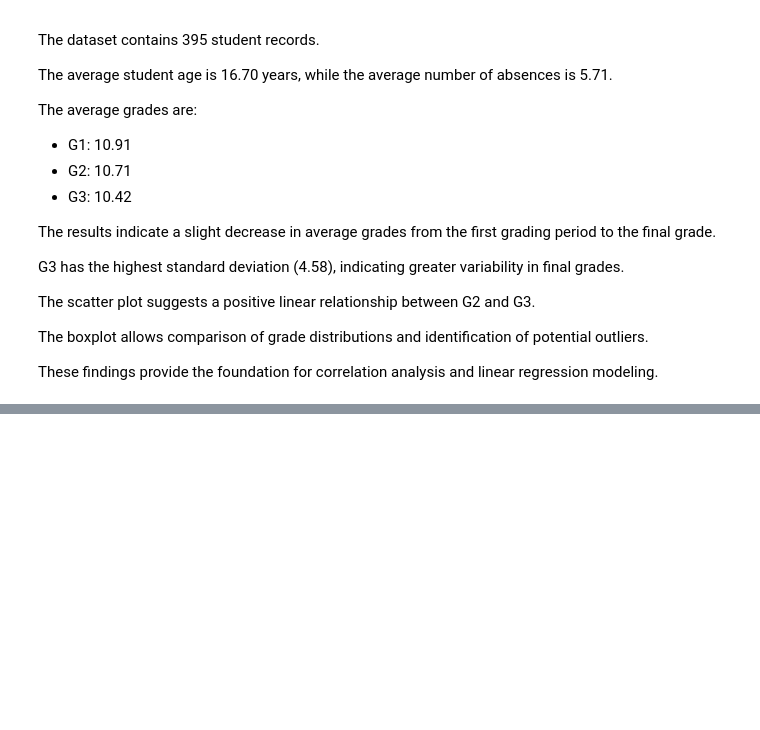
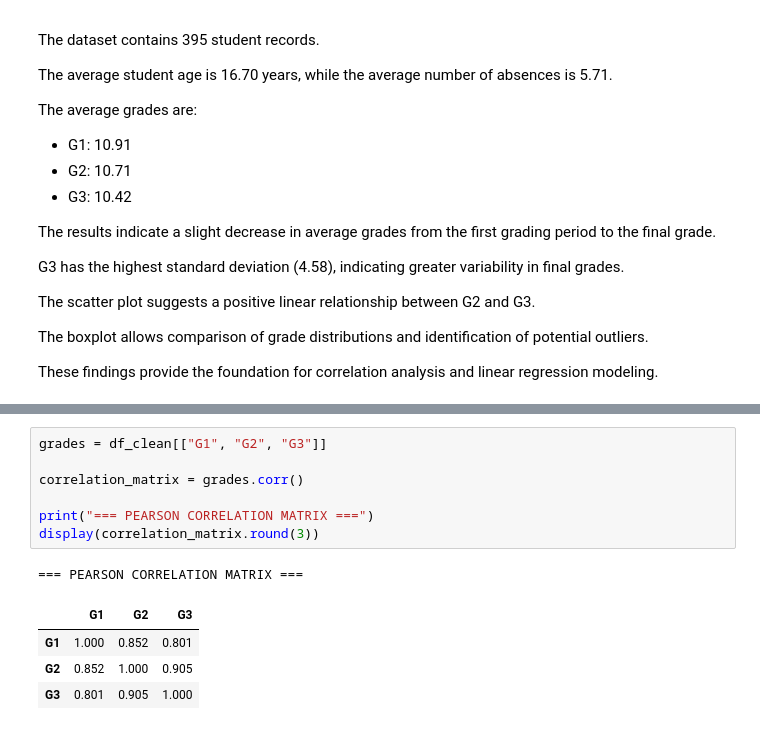
Before and after one commit to valonhajrediniii/data-analysis-project-1, a Jupyter notebook: analysis.ipynb, the cells around one changed output, grey strips where cells are left out. Cells and saved outputs as stored; diff of their text form; blank space fills up the shorter version.

```diff
--- a/analysis.ipynb
+++ b/analysis.ipynb
@@ -336,0 +342,13 @@ These findings provide the foundation for correlation analysis and linear regres
+# %%
+grades = df_clean[["G1", "G2", "G3"]]
+
+correlation_matrix = grades.corr()
+
+print("=== PEARSON CORRELATION MATRIX ===")
+display(correlation_matrix.round(3))
+# %% [output]
+=== PEARSON CORRELATION MATRIX ===
+|  | G1 | G2 | G3 |
+| G1 | 1.000 | 0.852 | 0.801 |
+| G2 | 0.852 | 1.000 | 0.905 |
+| G3 | 0.801 | 0.905 | 1.000 |
```
Also changed, not shown: parts of 3 cells of this notebook.
